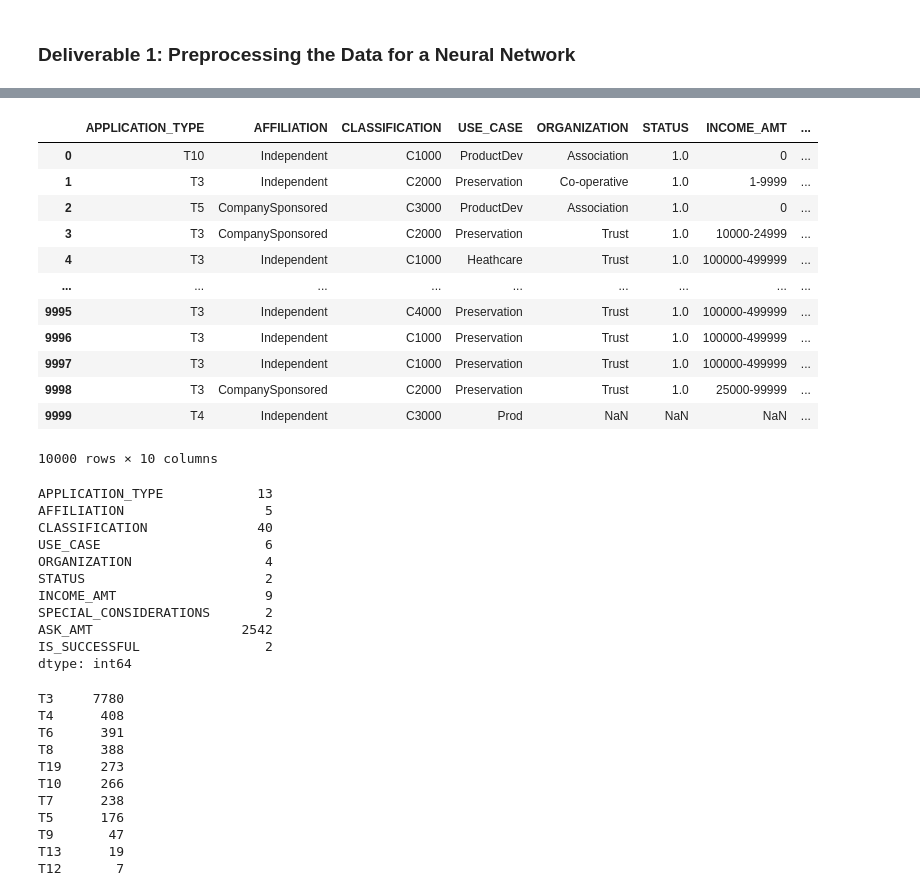
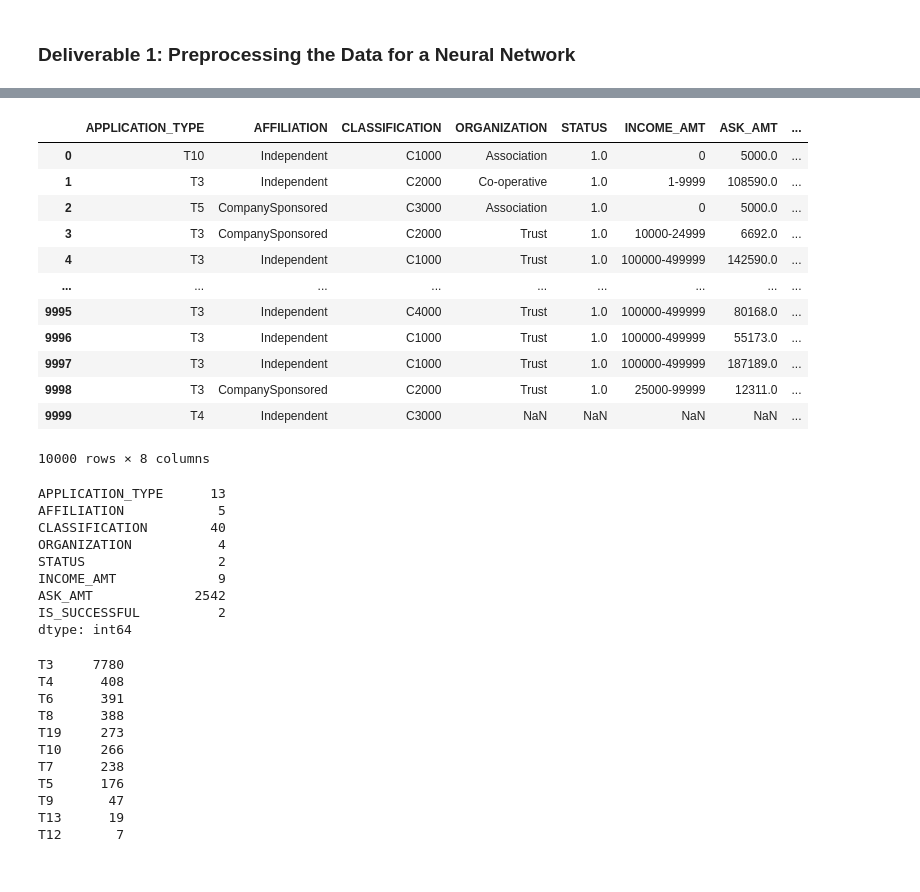
Before and after one commit to amyylin1/Neural_Network_Charity_Analysis, a Jupyter notebook: AlphabetSoupCharity_Optimzation.ipynb, the cells around one changed output, grey strips where cells are left out. Drawn from its saved outputs; the diff is of its cells as text; code cells hidden in the pictures.

```diff
--- a/AlphabetSoupCharity_Optimzation.ipynb
+++ b/AlphabetSoupCharity_Optimzation.ipynb
@@ -22,37 +22,35 @@ application_df.head()
 | 4 | 10556103 | GENETIC RESEARCH INSTITUTE OF THE... | T3 | Independent | C1000 | Heathcare | Trust | 1.0 | ... |
 # %%
 # 2. Drop the non-beneficial ID columns, 'EIN' and 'NAME'
-#application_df = application_df.drop(['EIN', 'NAME','SPECIAL_CONSIDERATIONS', 'USE_CASE', 'SPECIAL_CONSIDERATION'],1)
-application_df = application_df.drop(['EIN', 'NAME'],1)
+application_df = application_df.drop(['EIN', 'NAME','SPECIAL_CONSIDERATIONS', 'USE_CASE', 'SPECIAL_CONSIDERATIONS'],1)
+#application_df = application_df.drop(['EIN', 'NAME'],1)
 application_df
 # %% [output]
-|  | APPLICATION_TYPE | AFFILIATION | CLASSIFICATION | USE_CASE | ORGANIZATION | STATUS | INCOME_AMT | ... |
-| 0 | T10 | Independent | C1000 | ProductDev | Association | 1.0 | 0 | ... |
-| 1 | T3 | Independent | C2000 | Preservation | Co-operative | 1.0 | 1-9999 | ... |
-| 2 | T5 | CompanySponsored | C3000 | ProductDev | Association | 1.0 | 0 | ... |
-| 3 | T3 | CompanySponsored | C2000 | Preservation | Trust | 1.0 | 10000-24999 | ... |
-| 4 | T3 | Independent | C1000 | Heathcare | Trust | 1.0 | 100000-499999 | ... |
+|  | APPLICATION_TYPE | AFFILIATION | CLASSIFICATION | ORGANIZATION | STATUS | INCOME_AMT | ASK_AMT | ... |
+| 0 | T10 | Independent | C1000 | Association | 1.0 | 0 | 5000.0 | ... |
+| 1 | T3 | Independent | C2000 | Co-operative | 1.0 | 1-9999 | 108590.0 | ... |
+| 2 | T5 | CompanySponsored | C3000 | Association | 1.0 | 0 | 5000.0 | ... |
+| 3 | T3 | CompanySponsored | C2000 | Trust | 1.0 | 10000-24999 | 6692.0 | ... |
+| 4 | T3 | Independent | C1000 | Trust | 1.0 | 100000-499999 | 142590.0 | ... |
 | ... | ... | ... | ... | ... | ... | ... | ... | ... |
-| 9995 | T3 | Independent | C4000 | Preservation | Trust | 1.0 | 100000-499999 | ... |
-| 9996 | T3 | Independent | C1000 | Preservation | Trust | 1.0 | 100000-499999 | ... |
-| 9997 | T3 | Independent | C1000 | Preservation | Trust | 1.0 | 100000-499999 | ... |
-| 9998 | T3 | CompanySponsored | C2000 | Preservation | Trust | 1.0 | 25000-99999 | ... |
-| 9999 | T4 | Independent | C3000 | Prod | NaN | NaN | NaN | ... |
+| 9995 | T3 | Independent | C4000 | Trust | 1.0 | 100000-499999 | 80168.0 | ... |
+| 9996 | T3 | Independent | C1000 | Trust | 1.0 | 100000-499999 | 55173.0 | ... |
+| 9997 | T3 | Independent | C1000 | Trust | 1.0 | 100000-499999 | 187189.0 | ... |
+| 9998 | T3 | CompanySponsored | C2000 | Trust | 1.0 | 25000-99999 | 12311.0 | ... |
+| 9999 | T4 | Independent | C3000 | NaN | NaN | NaN | NaN | ... |
-10000 rows × 10 columns
+10000 rows × 8 columns
 # %%
 # 3. Determine the number of unique values in each column.
 application_df.nunique()
 # %% [output]
-APPLICATION_TYPE            13
-AFFILIATION                  5
-CLASSIFICATION              40
-USE_CASE                     6
-ORGANIZATION                 4
-STATUS                       2
-INCOME_AMT                   9
-SPECIAL_CONSIDERATIONS       2
-ASK_AMT                   2542
-IS_SUCCESSFUL                2
+APPLICATION_TYPE      13
+AFFILIATION            5
+CLASSIFICATION        40
+ORGANIZATION           4
+STATUS                 2
+INCOME_AMT             9
+ASK_AMT             2542
+IS_SUCCESSFUL          2
 dtype: int64
 # %%
 # 4. Look at APPLICATION_TYPE value counts for binning
```
Also changed, not shown: parts of 7 cells of this notebook.
